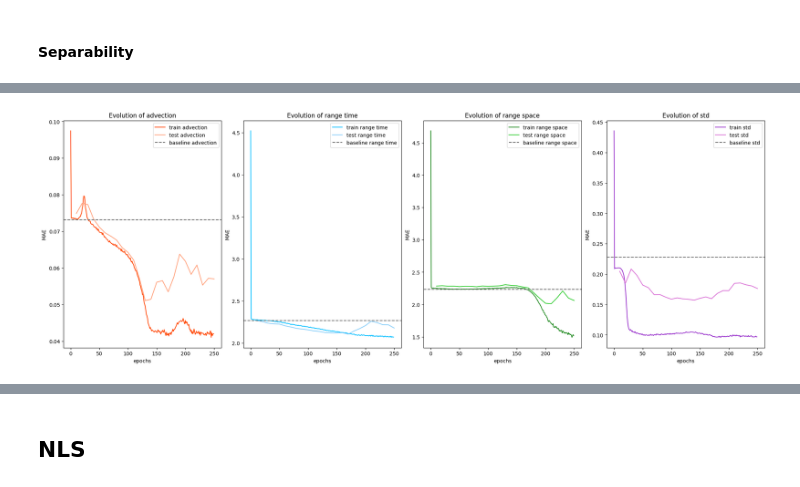
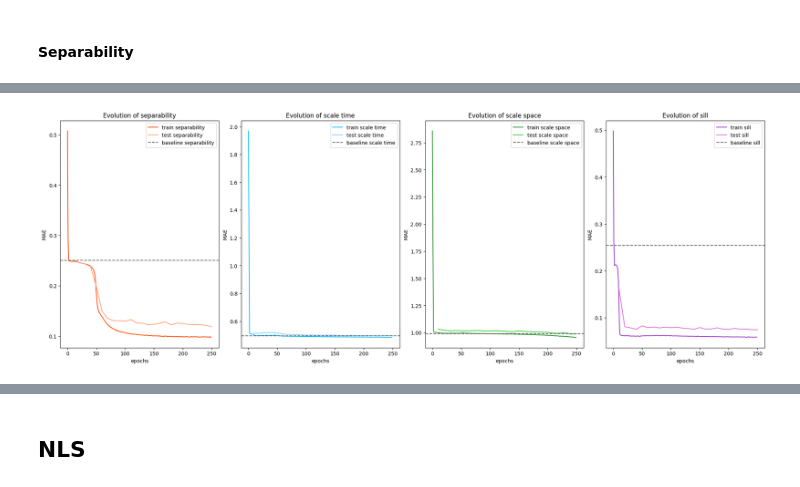
Before and after one commit to DarenXL/Neural_ST_inference, a Jupyter notebook: Code GNN/Amortized_Methods_Geostatistics_Spatio-Temporal-2D.ipynb, the cells around one changed output, grey strips where cells are left out. Drawn from its saved outputs; the diff is of its cells as text; code cells hidden in the pictures.

```diff
--- a/Code GNN/Amortized_Methods_Geostatistics_Spatio-Temporal-2D.ipynb
+++ b/Code GNN/Amortized_Methods_Geostatistics_Spatio-Temporal-2D.ipynb
@@ -76,10 +62,10 @@ n_epochs_test = 10
 # %%
 space_size = 30
 time_size = 30
-deepset_size = 5
-missing_ratio = 1/2
+deepset_size = 1 # 2
+missing_ratio = 0 # 1/2
 
-train_size = 4000
+train_size = 4000 # 10000
 test_size = 1000
 # %% [markdown]
 ## Utils
@@ -508,7 +539,7 @@ params = {
     'mean': 0,
     'sill': 1.0,       #* std ?
     'smooth_s': 1.0,   #  Matérn Shape parameter
-    'scale_s': 10.0,    #* Spatial range parameter
+    'scale_s': 4.0,    #* Spatial range parameter
     'power_t': 0.5,    #  Shape parameter (of the variogram \gamma(u) used in time)
     'scale_t': 1.,     #* Range parameter in time (of the variogram \gamma(u) used in time)
     'sep': 0.2,        #* Separability parameter (between 0 and 1)
@@ -516,3 +547,4 @@ params = {
 }
 
 Z_sim = simulate_spatio_temporal(params, Nt, s).T
+plt.imshow(Z_sim)
@@ -526,10 +561,15 @@ class SepDataset(Dataset):
         self.theta_size = theta_size
         self.deepset_size = deepset_size
 
-        self.sep = np.log10(np.random.uniform(1.,2.,(theta_size,)))
-        self.scale_time = np.random.uniform(1.,10.,(theta_size,))
-        self.scale_space = np.random.uniform(1.,10.,(theta_size,))
-        self.sill = np.random.uniform(.1,1.,(theta_size,))            # np.ones((theta_size,), dtype=int)*-1
+        # self.sep = np.log10(np.random.uniform(1.,2.,(theta_size,)))
+        # self.scale_time = np.random.uniform(1.,5.,(theta_size,))
+        # self.scale_space = np.random.uniform(1.,5.,(theta_size,))
+        # self.sill = np.random.uniform(.1,1.,(theta_size,))**2            # np.ones((theta_size,), dtype=int)*-1
+
+        self.sep = np.random.uniform(0,1.,(theta_size,))
+        self.scale_time = np.random.uniform(1.,3.,(theta_size,))
+        self.scale_space = np.random.uniform(1.,5.,(theta_size,))
+        self.sill = np.random.uniform(.1,1.,(theta_size,))**2
 
         self.missing_ratio = missing_ratio
 
@@ -571,10 +611,10 @@ class SepDataset(Dataset):
             missing_ratio=param["missing_ratio"]
         )
 
-        instance.adv = param["sill"]
-        instance.range_time = param["scale_time"]
-        instance.range_space = param["scale_space"]
-        instance.std = param["sep"]
+        instance.sep = param["sill"]
+        instance.scale_time = param["scale_time"]
+        instance.scale_space = param["scale_space"]
+        instance.sill = param["sep"]
         instance.time_generation = param.get("time_generation", None)
 
         instance.path = path
@@ -907,16 +947,16 @@ def epoch_cnn(model, optimizer, loader, save_full=False):
 
     return result
 # %%
-def plot_loss(all_loss_train, all_loss_test, dataset):
+def plot_loss(all_loss_train, all_loss_test, dataset, theta_names, theta_colors):
     fig_cnn, ax = plt.subplots(1, len(theta_names), figsize=(20, 7), constrained_layout=True)
     based, _ = baseline_mae(dataset)
 
     for i, name in enumerate(theta_names):
 
-        ax[i].plot([l[i] for l in all_loss_train], theta_colors[name]['train'], label='train '+name)
-        ax[i].plot(np.arange(n_epochs_test,n_epochs+1,n_epochs_test),[l[i] for l in all_loss_test], theta_colors[name]['test'], label='test '+name)
+        ax[i].plot([l[i] for l in all_loss_train], theta_colors[i]['train'], label='train '+name)
+        ax[i].plot(np.arange(n_epochs_test,n_epochs+1,n_epochs_test),[l[i] for l in all_loss_test], theta_colors[i]['test'], label='test '+name)
 
-        ax[i].axhline(based[i],color=theta_colors[name]['baseline'], ls='--', label='baseline '+name)
+        ax[i].axhline(based[i],color=theta_colors[i]['baseline'], ls='--', label='baseline '+name)
 
         ax[i].set_title('Evolution of '+name)
         ax[i].set_xlabel('epochs')
@@ -984,5 +1036,5 @@ model_sep_1D1D = CNN_network(in_channels=2, option="CNN").to(device)
 optimizer_sep_1D1D = torch.optim.Adam(model_sep_1D1D.parameters(), lr=5e-5)
 
 all_loss_train_sep_1D1D, time_train_sep_1D1D, loss_final_train_sep_1D1D, all_loss_test_sep_1D1D, time_test_sep_1D1D, theta_final_test_sep_1D1D = train_test(model_sep_1D1D, optimizer_sep_1D1D, loader_sep, loader_sep_test, epoch_cnn)
-fig_sep_1D1D = plot_loss(all_loss_train_sep_1D1D, all_loss_test_sep_1D1D, dataset_sep)
+fig_sep_1D1D = plot_loss(all_loss_train_sep_1D1D, all_loss_test_sep_1D1D, dataset_sep, theta_names_sep, theta_colors)
 # %% [output]
@@ -992,4 +1044,4 @@ Test loss : adv 0.057015752130297144 | range time 2.1776836733231155 | range spa
-[figure, old version]
+[figure, new version]
 # %%
 fig_sep_1D1D.savefig(res_path+"/sep/loss_evolution"+"/sep_1D1D_train_evolution.png", format="png", bbox_inches="tight")
 
```
Also changed, not shown: parts of 54 cells of this notebook.
